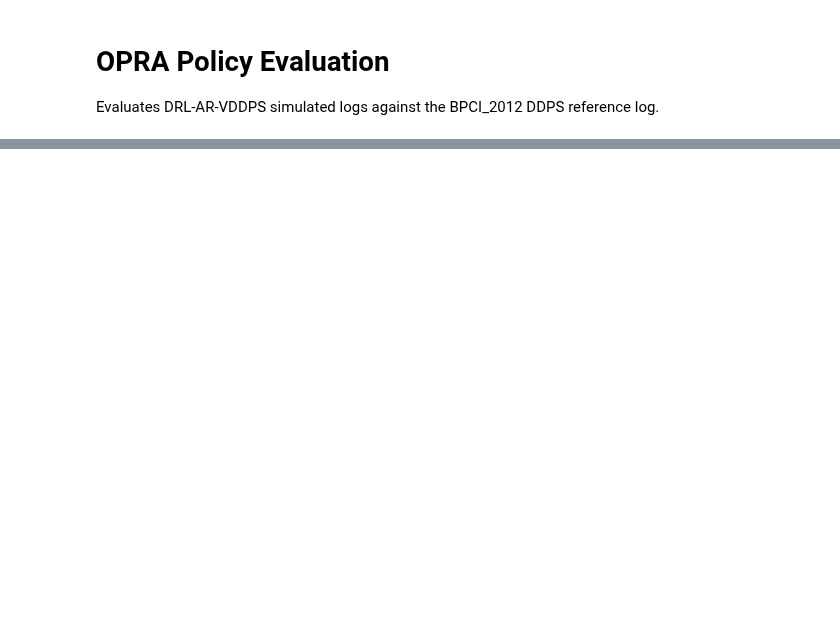
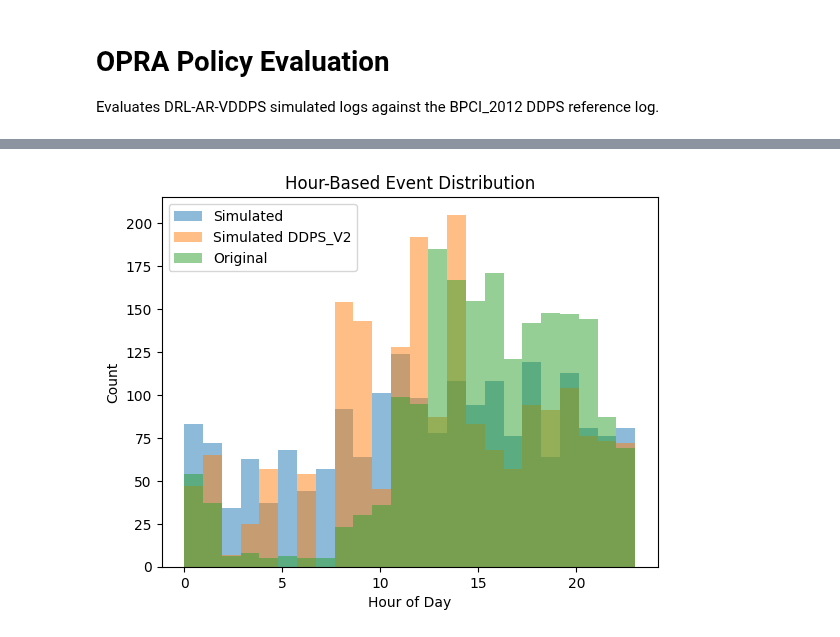
Before and after one commit to AdaptiveBProcess/Optimal-Predictor-of-Resources-and-Activities, a Jupyter notebook: evaluation.ipynb, the cells around one changed output, grey strips where cells are left out. Saved outputs shown, nothing was run; the diff lists cells and outputs as text; code cells hidden in the pictures; blank space fills up the shorter version.

```diff
--- a/evaluation.ipynb
+++ b/evaluation.ipynb
@@ -52,0 +176,16 @@ evaluator.save_results(agg, output_dir='data/evaluation_results')
+# %%
+log1["hour"] = log1[original_ids.start_time].dt.hour
+log2["hour"] = log2[simulated_ids.start_time].dt.hour
+log3["hour"] = log3[simulated_ids.start_time].dt.hour
+
+plt.hist(log2["hour"], bins=24, alpha=0.5, label="Simulated")
+plt.hist(log3["hour"], bins=24, alpha=0.5, label=f"Simulated {tag}")
+plt.hist(log1["hour"], bins=24, alpha=0.5, label="Original")
+
+plt.xlabel("Hour of Day")
+plt.ylabel("Count")
+plt.legend()
+plt.title("Hour-Based Event Distribution")
+plt.show()
+# %% [output]
+[figure, added]
```
Also changed, not shown: parts of 11 cells of this notebook, 7 other files.
